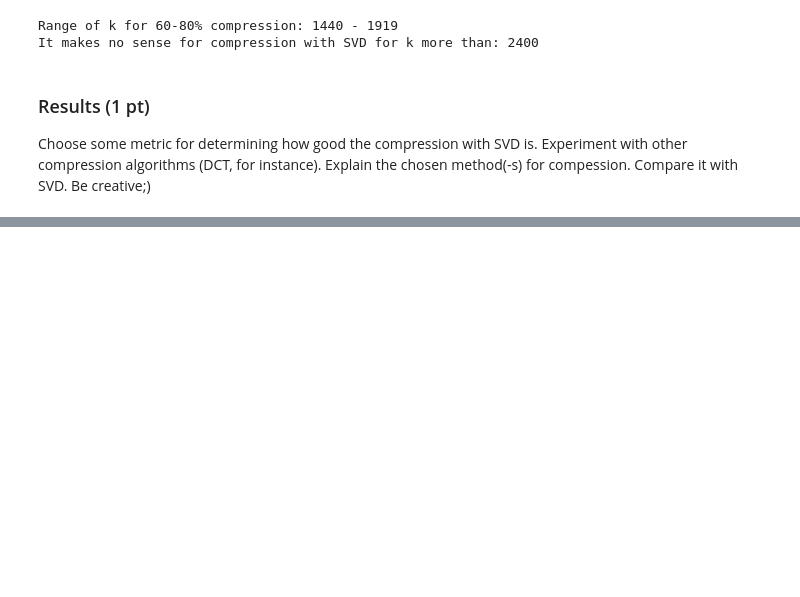
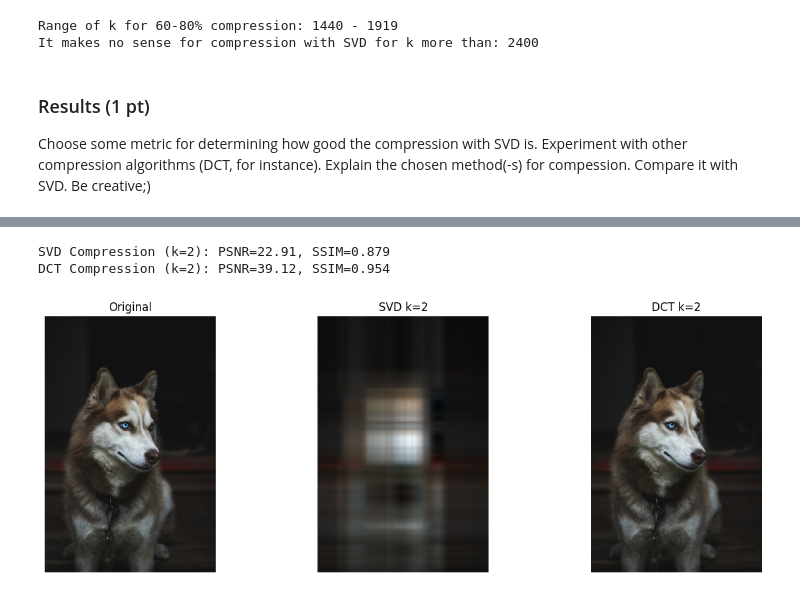
Before and after one commit to Zaharkos/Lab3_LA, a Jupyter notebook: LA_Lab_3_Zubrytska_Talan_Veresniuk_Marchenko.ipynb, the cells around one changed output, grey strips where cells are left out. Drawn from its saved outputs; the diff is of its cells as text; code cells hidden in the pictures; blank space fills up the shorter version.

Commit message:
added compression using DCT, by blocks like in JPEG
Also compress_channel() function provides more similar, but low-efficient way.

```diff
--- a/LA_Lab_3_Zubrytska_Talan_Veresniuk_Marchenko.ipynb
+++ b/LA_Lab_3_Zubrytska_Talan_Veresniuk_Marchenko.ipynb
@@ -291,0 +290,79 @@ This is a space for your suggestions, comments, threats, etc...
+# %%
+from skimage.metrics import peak_signal_noise_ratio, structural_similarity
+import scipy.fftpack as fftpack
+
+def psnr_ssim(original, compressed):
+    psnr = 0
+    ssim = 0
+    for i in range(3):
+        psnr += peak_signal_noise_ratio(original[:,:,i], compressed[:,:,i], data_range=255)
+        ssim += structural_similarity(original[:,:,i], compressed[:,:,i], data_range=255)
+    return psnr/3, ssim/3
+
+def dct2(a):
+    return fftpack.dct(fftpack.dct(a.T, norm='ortho').T, norm='ortho')
+
+def idct2(a):
+    return fftpack.idct(fftpack.idct(a.T, norm='ortho').T, norm='ortho')
+
+
+def dct_compress_channel(channel, k):
+    dct = dct2(channel)
+    m, n = dct.shape
+    mask = np.zeros_like(dct)
+    mask[:k, :k] = 1
+    dct = dct * mask
+    return np.clip(idct2(dct), 0, 255)
+
+def dct_compress_block(image, k, block_size=8):
+    h, w = image.shape[:2]
+    new_img = np.zeros_like(image, dtype=float)
+
+    for i in range(0, h, block_size):
+        for j in range(0, w, block_size):
+            block = image[i:i+block_size, j:j+block_size]
+            if block.shape != (block_size, block_size): continue
+
+            d = dct2(block)
+            mask = np.zeros_like(d)
+            mask[:k, :k] = 1
+            new_img[i:i+block_size, j:j+block_size] = idct2(d * mask)
+
+    return new_img
+
+def dct_compress_image(image, k, block_size=8):
+    compressed = np.zeros_like(image, dtype=float)
+    for i in range(3):
+        compressed[:,:,i] = dct_compress_block(image[:,:,i], k, block_size)
+    return compressed.astype(np.uint8)
+
+k = 2
+svd_approx = np.zeros_like(image, dtype=float)
+for i in range(3):
+    U, s, Vt = _svd_cache[i]
+    svd_approx[:,:,i] = U[:,:k] @ np.diag(s[:k]) @ Vt[:k,:]
+svd_approx = np.clip(svd_approx, 0, 255).astype(np.uint8)
+
+dct_approx = dct_compress_image(image, k)
+
+psnr_svd, ssim_svd = psnr_ssim(image, svd_approx)
+psnr_dct, ssim_dct = psnr_ssim(image, dct_approx)
+
+print(f"SVD Compression (k={k}): PSNR={psnr_svd:.2f}, SSIM={ssim_svd:.3f}")
+print(f"DCT Compression (k={k}): PSNR={psnr_dct:.2f}, SSIM={ssim_dct:.3f}")
+
+fig, axs = plt.subplots(1,3, figsize=(15,5))
+axs[0].imshow(img_rgb)
+axs[0].set_title('Original')
+axs[0].axis('off')
+axs[1].imshow(cv.cvtColor(svd_approx, cv.COLOR_BGR2RGB))
+axs[1].set_title(f'SVD k={k}')
+axs[1].axis('off')
+axs[2].imshow(cv.cvtColor(dct_approx, cv.COLOR_BGR2RGB))
+axs[2].set_title(f'DCT k={k}')
+axs[2].axis('off')
+plt.show()
+# %% [output]
+SVD Compression (k=2): PSNR=22.91, SSIM=0.879
+DCT Compression (k=2): PSNR=39.12, SSIM=0.954
+[figure, added]
```
Also changed, not shown: parts of 3 cells of this notebook.
